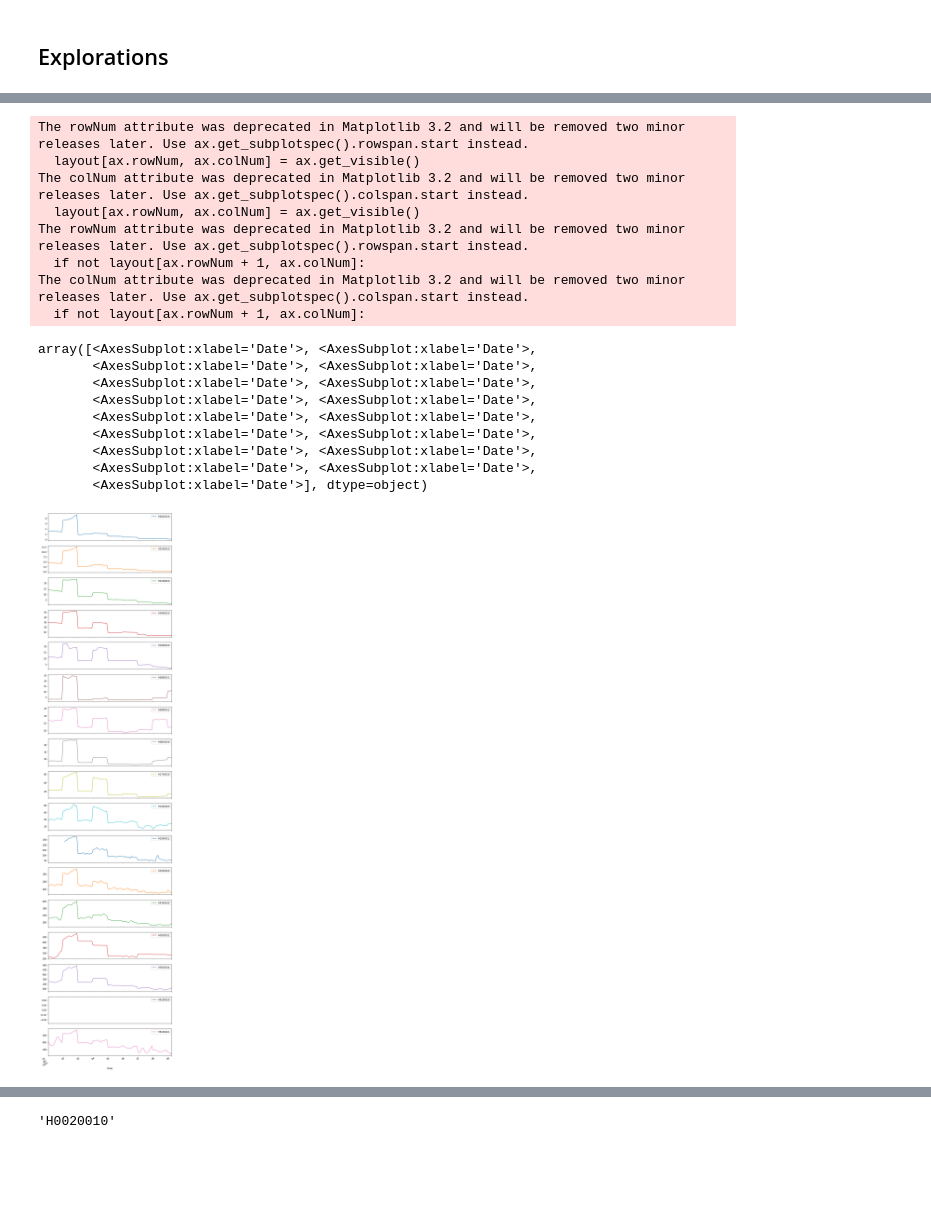
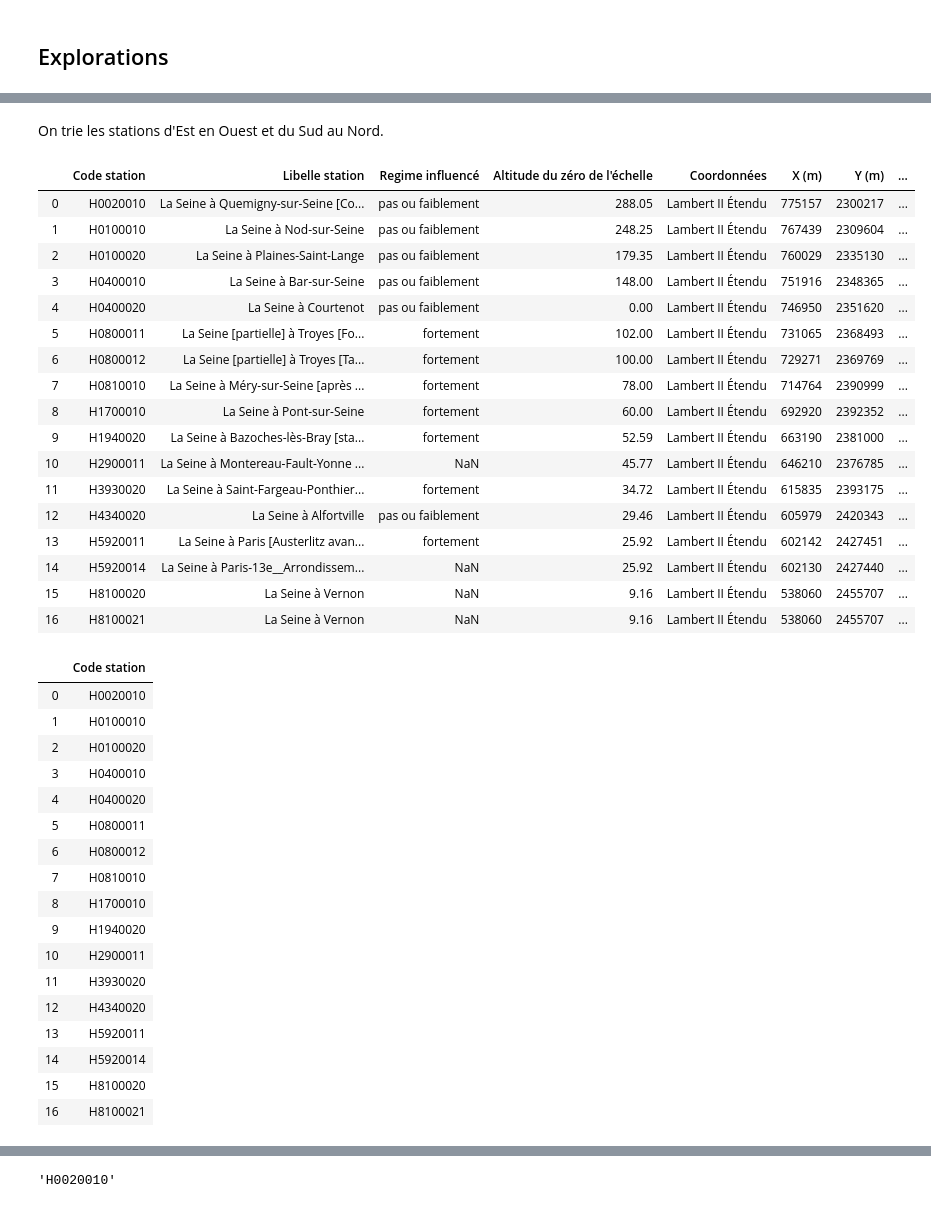
Before and after one commit to JlnZhou/ProjectML, a Jupyter notebook: Explorations_Seine.ipynb, the cells around one changed output, grey strips where cells are left out. Drawn from its saved outputs; the diff is of its cells as text; code cells hidden in the pictures; blank space fills up the shorter version.

```diff
--- a/Explorations_Seine.ipynb
+++ b/Explorations_Seine.ipynb
@@ -86,21 +118,47 @@ mesures = mesures.sort_values(by ="Date")
-# %%
-mesures[0:100].plot(x = "Date", subplots = True, figsize = (10, 50))
-# %% [output]
-The rowNum attribute was deprecated in Matplotlib 3.2 and will be removed two minor releases later. Use ax.get_subplotspec().rowspan.start instead.
-  layout[ax.rowNum, ax.colNum] = ax.get_visible()
-The colNum attribute was deprecated in Matplotlib 3.2 and will be removed two minor releases later. Use ax.get_subplotspec().colspan.start instead.
-  layout[ax.rowNum, ax.colNum] = ax.get_visible()
-The rowNum attribute was deprecated in Matplotlib 3.2 and will be removed two minor releases later. Use ax.get_subplotspec().rowspan.start instead.
-  if not layout[ax.rowNum + 1, ax.colNum]:
-The colNum attribute was deprecated in Matplotlib 3.2 and will be removed two minor releases later. Use ax.get_subplotspec().colspan.start instead.
-  if not layout[ax.rowNum + 1, ax.colNum]:
-array([<AxesSubplot:xlabel='Date'>, <AxesSubplot:xlabel='Date'>,
-       <AxesSubplot:xlabel='Date'>, <AxesSubplot:xlabel='Date'>,
-       <AxesSubplot:xlabel='Date'>, <AxesSubplot:xlabel='Date'>,
-       <AxesSubplot:xlabel='Date'>, <AxesSubplot:xlabel='Date'>,
-       <AxesSubplot:xlabel='Date'>, <AxesSubplot:xlabel='Date'>,
-       <AxesSubplot:xlabel='Date'>, <AxesSubplot:xlabel='Date'>,
-       <AxesSubplot:xlabel='Date'>, <AxesSubplot:xlabel='Date'>,
-       <AxesSubplot:xlabel='Date'>, <AxesSubplot:xlabel='Date'>,
-       <AxesSubplot:xlabel='Date'>], dtype=object)
-[figure, removed]
+# %% [markdown]
+On trie les stations d'Est en Ouest et du Sud au Nord.
+# %%
+tableau_stations["Ord"] = gdf["geometry"].apply(lambda x: x.coords[:][0][1])
+tableau_stations["Abs"] = gdf["geometry"].apply(lambda x: x.coords[:][0][0])
+tableau_stations
+# %% [output]
+|  | Code station | Libelle station | Regime influencé | Altitude du zéro de l'échelle | Coordonnées | X (m) | Y (m) | ... |
+| 0 | H0020010 | La Seine à Quemigny-sur-Seine [Co... | pas ou faiblement | 288.05 | Lambert II Étendu | 775157 | 2300217 | ... |
+| 1 | H0100010 | La Seine à Nod-sur-Seine | pas ou faiblement | 248.25 | Lambert II Étendu | 767439 | 2309604 | ... |
+| 2 | H0100020 | La Seine à Plaines-Saint-Lange | pas ou faiblement | 179.35 | Lambert II Étendu | 760029 | 2335130 | ... |
+| 3 | H0400010 | La Seine à Bar-sur-Seine | pas ou faiblement | 148.00 | Lambert II Étendu | 751916 | 2348365 | ... |
+| 4 | H0400020 | La Seine à Courtenot | pas ou faiblement | 0.00 | Lambert II Étendu | 746950 | 2351620 | ... |
+| 5 | H0800011 | La Seine [partielle] à Troyes [Fo... | fortement | 102.00 | Lambert II Étendu | 731065 | 2368493 | ... |
+| 6 | H0800012 | La Seine [partielle] à Troyes [Ta... | fortement | 100.00 | Lambert II Étendu | 729271 | 2369769 | ... |
+| 7 | H0810010 | La Seine à Méry-sur-Seine [après ... | fortement | 78.00 | Lambert II Étendu | 714764 | 2390999 | ... |
+| 8 | H1700010 | La Seine à Pont-sur-Seine | fortement | 60.00 | Lambert II Étendu | 692920 | 2392352 | ... |
+| 9 | H1940020 | La Seine à Bazoches-lès-Bray [sta... | fortement | 52.59 | Lambert II Étendu | 663190 | 2381000 | ... |
+| 10 | H2900011 | La Seine à Montereau-Fault-Yonne ... | NaN | 45.77 | Lambert II Étendu | 646210 | 2376785 | ... |
+| 11 | H3930020 | La Seine à Saint-Fargeau-Ponthier... | fortement | 34.72 | Lambert II Étendu | 615835 | 2393175 | ... |
+| 12 | H4340020 | La Seine à Alfortville | pas ou faiblement | 29.46 | Lambert II Étendu | 605979 | 2420343 | ... |
+| 13 | H5920011 | La Seine à Paris [Austerlitz avan... | fortement | 25.92 | Lambert II Étendu | 602142 | 2427451 | ... |
+| 14 | H5920014 | La Seine à Paris-13e__Arrondissem... | NaN | 25.92 | Lambert II Étendu | 602130 | 2427440 | ... |
+| 15 | H8100020 | La Seine à Vernon | NaN | 9.16 | Lambert II Étendu | 538060 | 2455707 | ... |
+| 16 | H8100021 | La Seine à Vernon | NaN | 9.16 | Lambert II Étendu | 538060 | 2455707 | ... |
+# %%
+tri = tableau_stations.sort_values(by = "Ord", ascending=True).sort_values(by = "Abs", ascending=False)[["Code station"]]
+tri["Order"] =
+# %% [output]
+|  | Code station |
+| 0 | H0020010 |
+| 1 | H0100010 |
+| 2 | H0100020 |
+| 3 | H0400010 |
+| 4 | H0400020 |
+| 5 | H0800011 |
+| 6 | H0800012 |
+| 7 | H0810010 |
+| 8 | H1700010 |
+| 9 | H1940020 |
+| 10 | H2900011 |
+| 11 | H3930020 |
+| 12 | H4340020 |
+| 13 | H5920011 |
+| 14 | H5920014 |
+| 15 | H8100020 |
+| 16 | H8100021 |
```
Also changed, not shown: parts of 11 cells of this notebook.
